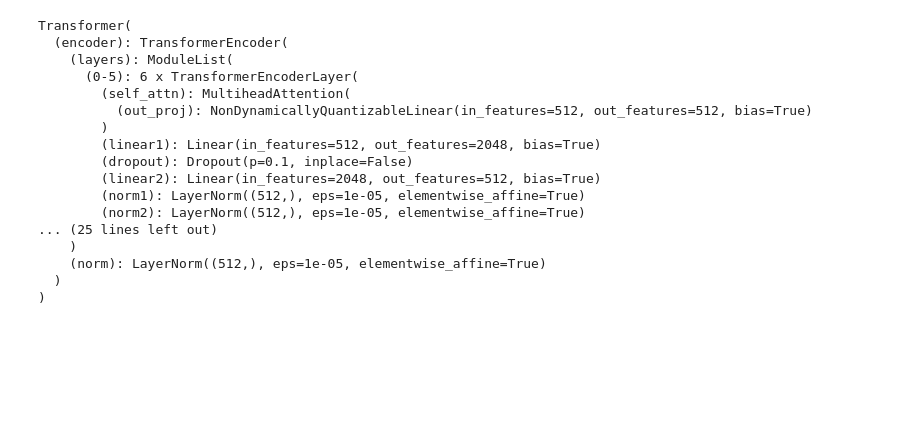
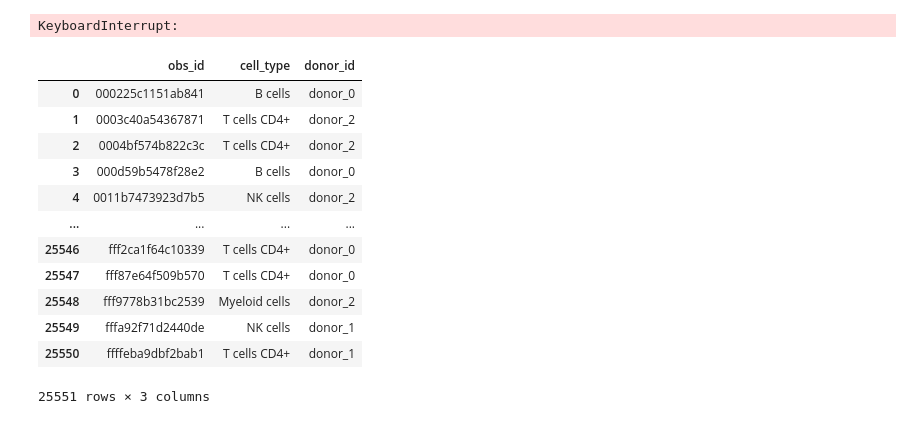
Before and after one commit to arazthexd/Kaggle_SCP, a Jupyter notebook: notebooks/notebooks_ temp/code_lab_transformer.ipynb, the cells around one changed output. Drawn from its saved outputs; the diff is of its cells as text; code cells hidden in the pictures; blank space fills up the shorter version.

```diff
--- a/notebooks/notebooks_ temp/code_lab_transformer.ipynb
+++ b/notebooks/notebooks_ temp/code_lab_transformer.ipynb
@@ -7,20 +17,34 @@ transformer = nn.Transformer()
-# %%
-transformer
-# %% [output]
-Transformer(
-  (encoder): TransformerEncoder(
-    (layers): ModuleList(
-      (0-5): 6 x TransformerEncoderLayer(
-        (self_attn): MultiheadAttention(
-          (out_proj): NonDynamicallyQuantizableLinear(in_features=512, out_features=512, bias=True)
-        )
-        (linear1): Linear(in_features=512, out_features=2048, bias=True)
-        (dropout): Dropout(p=0.1, inplace=False)
-        (linear2): Linear(in_features=2048, out_features=512, bias=True)
-        (norm1): LayerNorm((512,), eps=1e-05, elementwise_affine=True)
-        (norm2): LayerNorm((512,), eps=1e-05, elementwise_affine=True)
-... (25 lines left out)
-    )
-    (norm): LayerNorm((512,), eps=1e-05, elementwise_affine=True)
-  )
-)
+# %%
+target_cell = "B cells"
+
+multiome_obs_meta = pd.read_csv("../../data/multiome_obs_meta.csv")
+multiome_var_meta = pd.read_csv("../../data/multiome_var_meta.csv")
+wanted_obs_ids = multiome_obs_meta[multiome_obs_meta["cell_type"] == target_cell]["obs_id"].to_list()
+
+multiome_df = pd.DataFrame()
+batch_num = 10
+
+multiome_file = ParquetFile("../../data/multiome_train.parquet")
+batch_group_size = multiome_file.metadata.num_rows // batch_num
+for batch in tqdm(multiome_file.iter_batches(batch_size=batch_group_size), total=batch_num):
+    multiome_batch = batch.to_pandas()
+    multiome_batch[multiome_batch["obs_id"].isin(wanted_obs_ids)]
+    multiome_df = pd.concat([multiome_df, multiome_batch], axis=0, ignore_index=True)
+# %% [output]
+KeyboardInterrupt:
+# %%
+multiome_obs_meta
+# %% [output]
+|  | obs_id | cell_type | donor_id |
+| 0 | 000225c1151ab841 | B cells | donor_0 |
+| 1 | 0003c40a54367871 | T cells CD4+ | donor_2 |
+| 2 | 0004bf574b822c3c | T cells CD4+ | donor_2 |
+| 3 | 000d59b5478f28e2 | B cells | donor_0 |
+| 4 | 0011b7473923d7b5 | NK cells | donor_2 |
+| ... | ... | ... | ... |
+| 25546 | fff2ca1f64c10339 | T cells CD4+ | donor_0 |
+| 25547 | fff87e64f509b570 | T cells CD4+ | donor_0 |
+| 25548 | fff9778b31bc2539 | Myeloid cells | donor_2 |
+| 25549 | fffa92f71d2440de | NK cells | donor_1 |
+| 25550 | ffffeba9dbf2bab1 | T cells CD4+ | donor_1 |
+25551 rows × 3 columns
```
Also changed, not shown: parts of 4 cells of this notebook, 37 other files.
